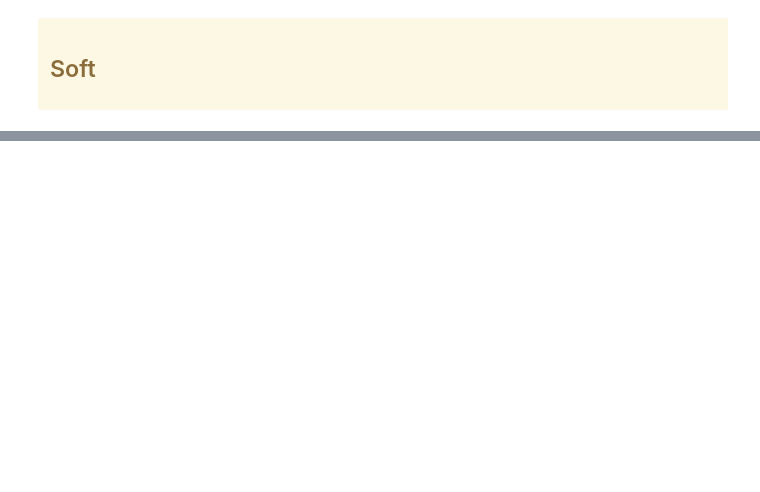
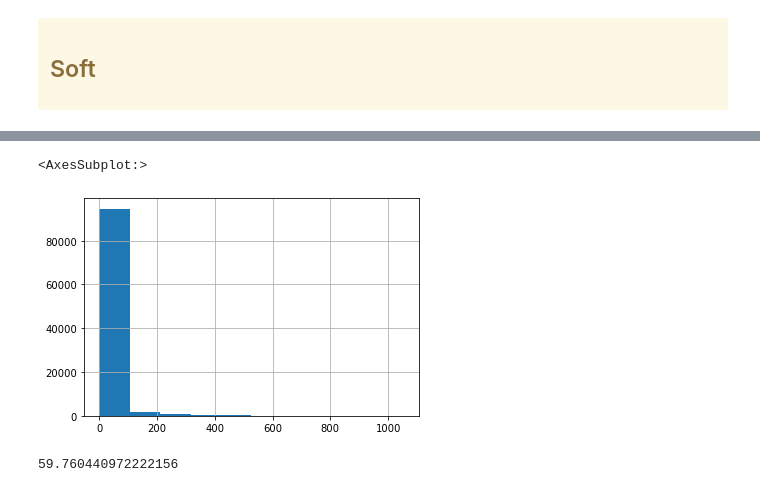
Before and after one commit to iboiarkin96/education_courses, a Jupyter notebook: Основы Статистики [Карпов]/Введение в Data Science и машинное обучение.ipynb, the cells around one changed output, grey strips where cells are left out. Cells and saved outputs as stored; diff of their text form; code cells hidden in the pictures; blank space fills up the shorter version.

```diff
--- a/Основы Статистики [Карпов]/Введение в Data Science и машинное обучение.ipynb
+++ b/Основы Статистики [Карпов]/Введение в Data Science и машинное обучение.ipynb
@@ -534,0 +532,18 @@ my_stat#.query('n_users >= 0')['n_users']
+# %%
+gap = events_data[['user_id', 'day', 'timestamp']] \
+        .drop_duplicates(subset = ['user_id', 'day']) \
+        .groupby('user_id')['timestamp'] \
+        .apply(list) \
+        .apply(np.diff)\
+        .values
+# %%
+gap_data = pd.Series(np.concatenate(gap)) / (24 *60*60)
+gap_data.hist()
+# %% [output]
+<AxesSubplot:>
+[figure, added]
+# %%
+# только 5% процентов пользователей вернется через 59 дней (2 месяца)
+gap_data.quantile(0.95)
+# %% [output]
+59.760440972222156
```
Also changed, not shown: parts of 30 cells of this notebook, 2 other files.
